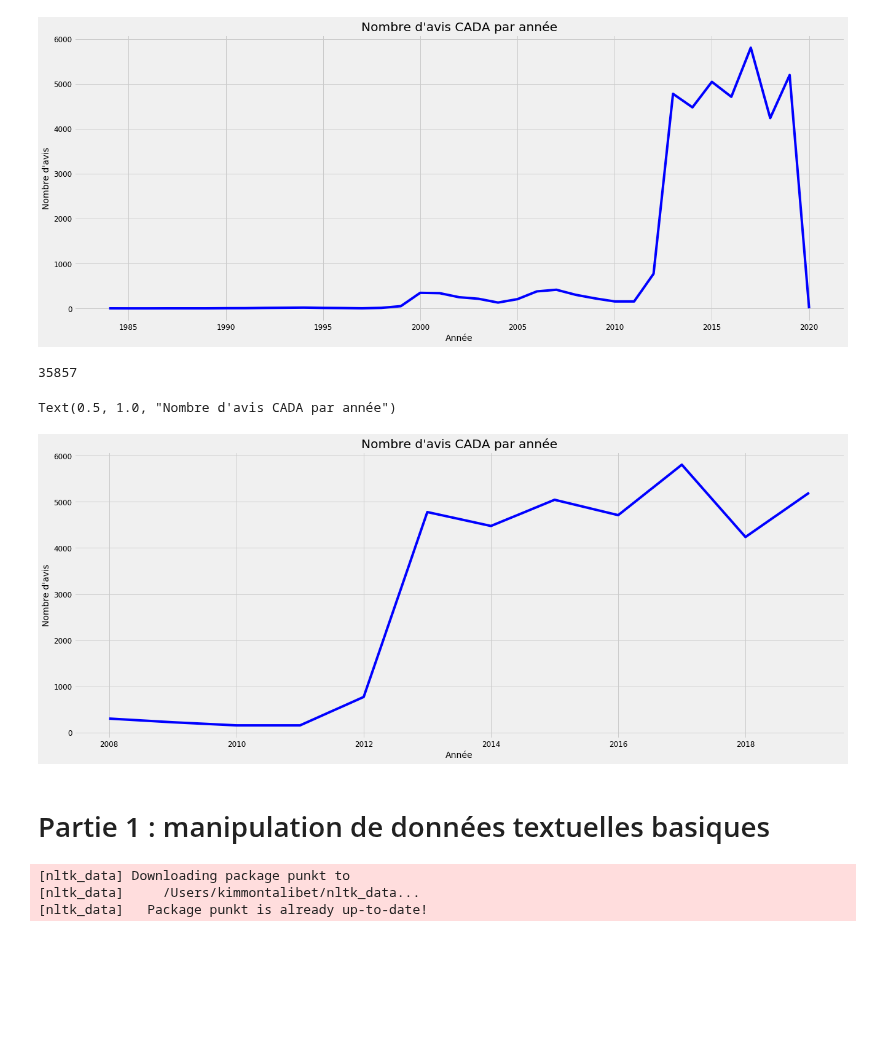
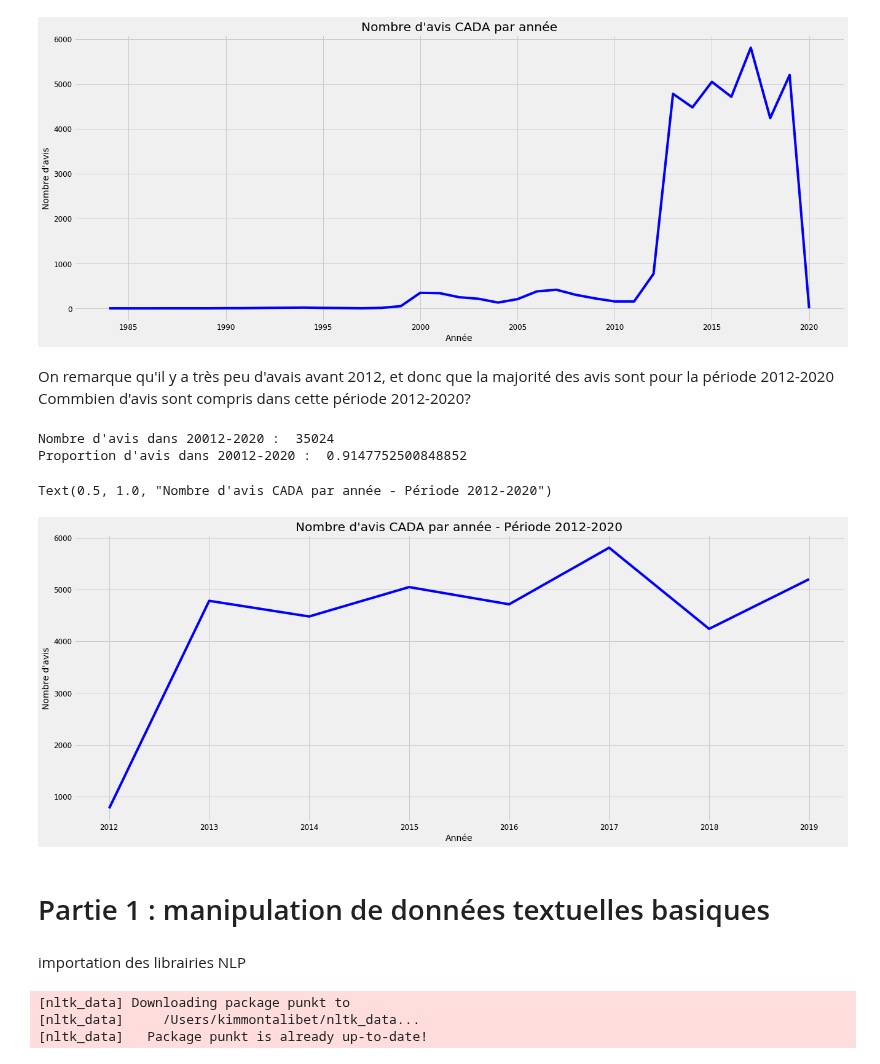
Before and after one commit to etalab-ia/ami-ia, a Jupyter notebook: notebooks/ami_ia_NLP_cada.ipynb, the cells around one changed output. Cells and saved outputs as stored; diff of their text form; code cells hidden in the pictures; blank space fills up the shorter version.

```diff
--- a/notebooks/ami_ia_NLP_cada.ipynb
+++ b/notebooks/ami_ia_NLP_cada.ipynb
@@ -89,17 +116,22 @@ plt.xlabel('Année'); plt.ylabel("Nombre d'avis"); plt.title("Nombre d'avis CADA
 # %% [output]
 Text(0.5, 1.0, "Nombre d'avis CADA par année")
 [figure]
-# %%
-print(len(df[df["Année"].isin(range(2008, 2020))]))
-# %% [output]
-35857
+# %% [markdown]
+On remarque qu'il y a très peu d'avais avant 2012, et donc que la majorité des avis sont pour la période 2012-2020
+Commbien d'avis sont compris dans cette période 2012-2020?
+# %%
+print("Nombre d'avis dans 20012-2020 :  {}".format(len(df[df["Année"].isin(range(2012, 2020))])))
+print("Proportion d'avis dans 20012-2020 :  {}".format(len(df[df["Année"].isin(range(2012, 2020))])/len(df)))
+# %% [output]
+Nombre d'avis dans 20012-2020 :  35024
+Proportion d'avis dans 20012-2020 :  0.9147752500848852
 # %%
 plt.figure(figsize=(20, 8))
-plt.plot(dfg[dfg["Année"].isin(range(2008, 2020))]['Année'], dfg[dfg["Année"].isin(range(2008, 2020))]['count'], 'b-')
+plt.plot(dfg[dfg["Année"].isin(range(2012, 2020))]['Année'], dfg[dfg["Année"].isin(range(2012, 2020))]['count'], 'b-')
 
-plt.xlabel('Année'); plt.ylabel("Nombre d'avis"); plt.title("Nombre d'avis CADA par année - Période 2008-2020")
+plt.xlabel('Année'); plt.ylabel("Nombre d'avis"); plt.title("Nombre d'avis CADA par année - Période 2012-2020")
 # %% [output]
-Text(0.5, 1.0, "Nombre d'avis CADA par année")
+Text(0.5, 1.0, "Nombre d'avis CADA par année - Période 2012-2020")
-[figure, old version]
+[figure, new version]
 # %% [markdown]
 # Partie 1 : manipulation de données textuelles basiques
@@ -108 +138,3 @@ Text(0.5, 1.0, "Nombre d'avis CADA par année")
+# %% [markdown]
+importation des librairies NLP
 # %%
```
Also changed, not shown: parts of 62 cells of this notebook, 5 other files.
